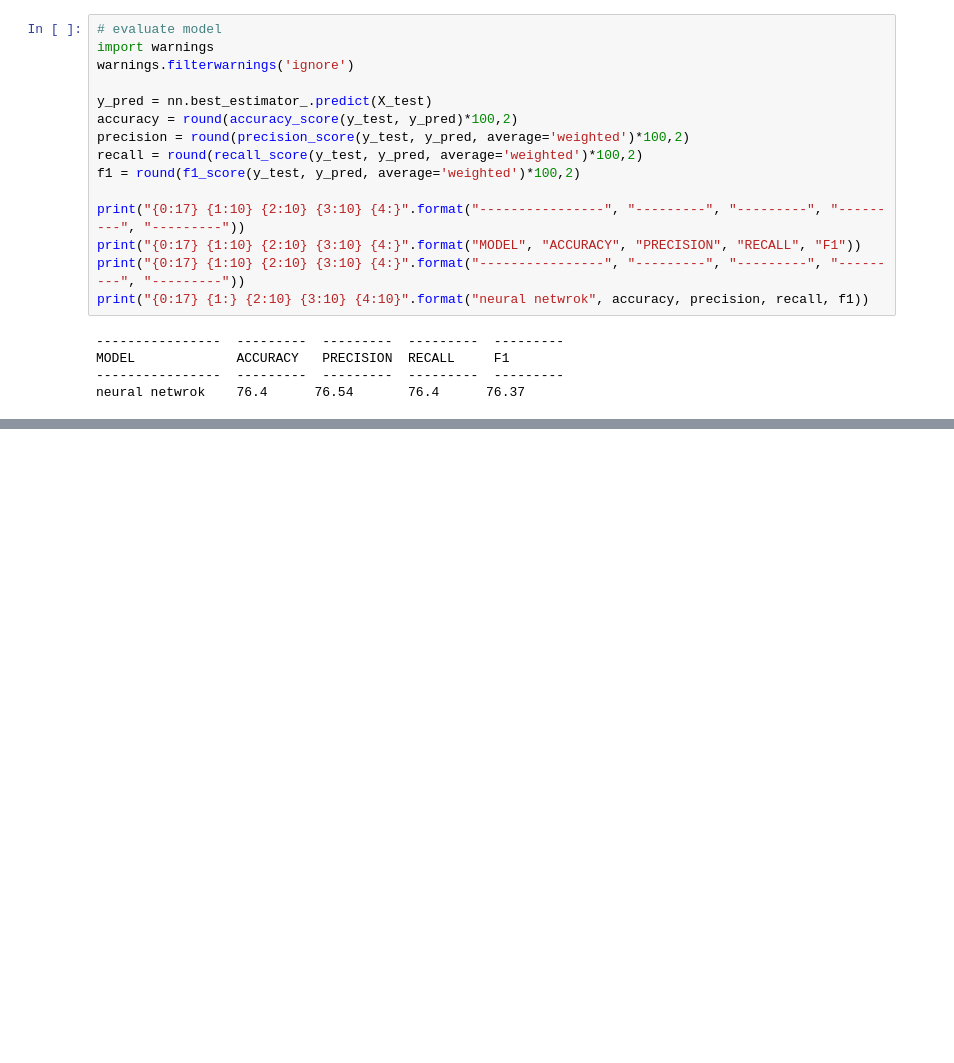
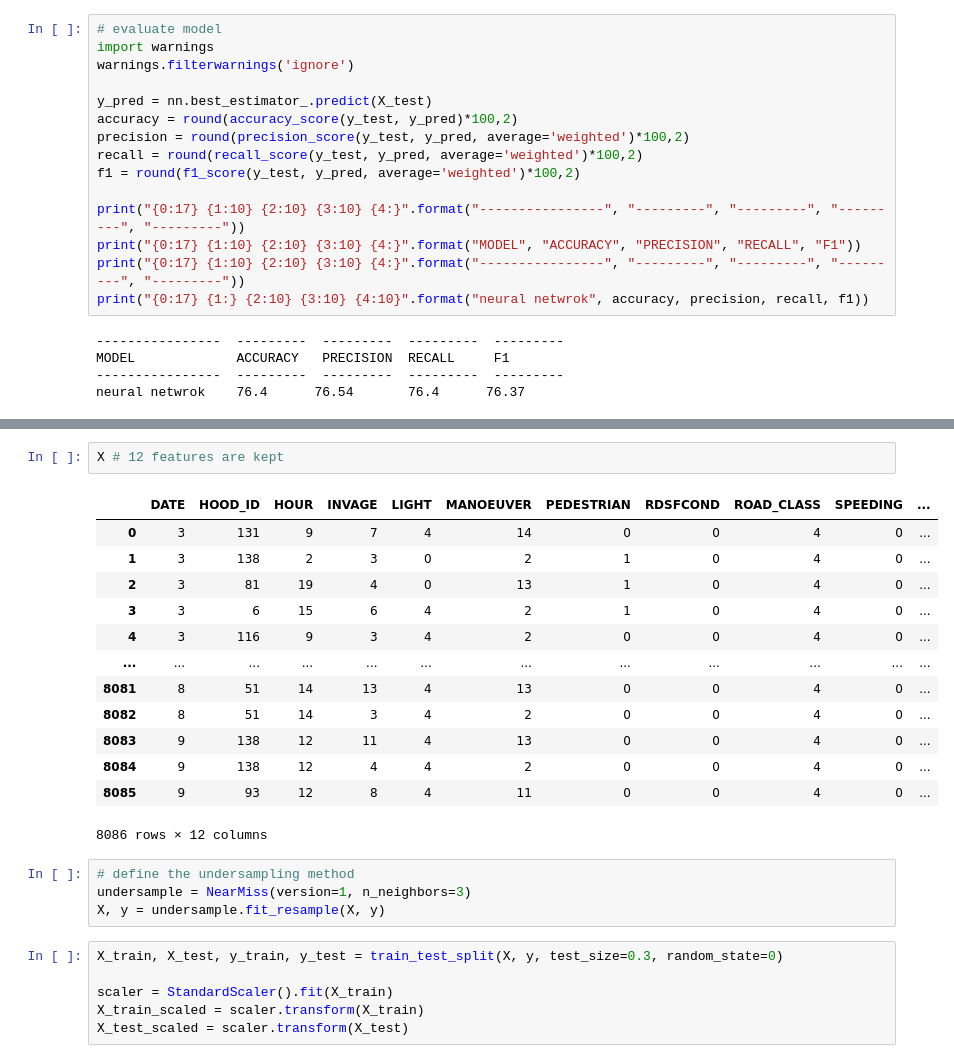
Before and after one commit to ElviraKonovalov/road-collisions, a Jupyter notebook: elviras_new_models.ipynb, the cells around one changed output, grey strips where cells are left out. Cells and saved outputs as stored; diff of their text form; blank space fills up the shorter version.

```diff
--- a/elviras_new_models.ipynb
+++ b/elviras_new_models.ipynb
@@ -348,0 +354,26 @@ neural netwrok    76.4      76.54       76.4      76.37
+# %%
+X # 12 features are kept
+# %% [output]
+|  | DATE | HOOD_ID | HOUR | INVAGE | LIGHT | MANOEUVER | PEDESTRIAN | RDSFCOND | ROAD_CLASS | SPEEDING | ... |
+| 0 | 3 | 131 | 9 | 7 | 4 | 14 | 0 | 0 | 4 | 0 | ... |
+| 1 | 3 | 138 | 2 | 3 | 0 | 2 | 1 | 0 | 4 | 0 | ... |
+| 2 | 3 | 81 | 19 | 4 | 0 | 13 | 1 | 0 | 4 | 0 | ... |
+| 3 | 3 | 6 | 15 | 6 | 4 | 2 | 1 | 0 | 4 | 0 | ... |
+| 4 | 3 | 116 | 9 | 3 | 4 | 2 | 0 | 0 | 4 | 0 | ... |
+| ... | ... | ... | ... | ... | ... | ... | ... | ... | ... | ... | ... |
+| 8081 | 8 | 51 | 14 | 13 | 4 | 13 | 0 | 0 | 4 | 0 | ... |
+| 8082 | 8 | 51 | 14 | 3 | 4 | 2 | 0 | 0 | 4 | 0 | ... |
+| 8083 | 9 | 138 | 12 | 11 | 4 | 13 | 0 | 0 | 4 | 0 | ... |
+| 8084 | 9 | 138 | 12 | 4 | 4 | 2 | 0 | 0 | 4 | 0 | ... |
+| 8085 | 9 | 93 | 12 | 8 | 4 | 11 | 0 | 0 | 4 | 0 | ... |
+8086 rows × 12 columns
+# %%
+# define the undersampling method
+undersample = NearMiss(version=1, n_neighbors=3)
+X, y = undersample.fit_resample(X, y)
+# %%
+X_train, X_test, y_train, y_test = train_test_split(X, y, test_size=0.3, random_state=0)
+
+scaler = StandardScaler().fit(X_train)
+X_train_scaled = scaler.transform(X_train)
+X_test_scaled = scaler.transform(X_test)
```
Also changed, not shown: parts of 5 cells of this notebook.
